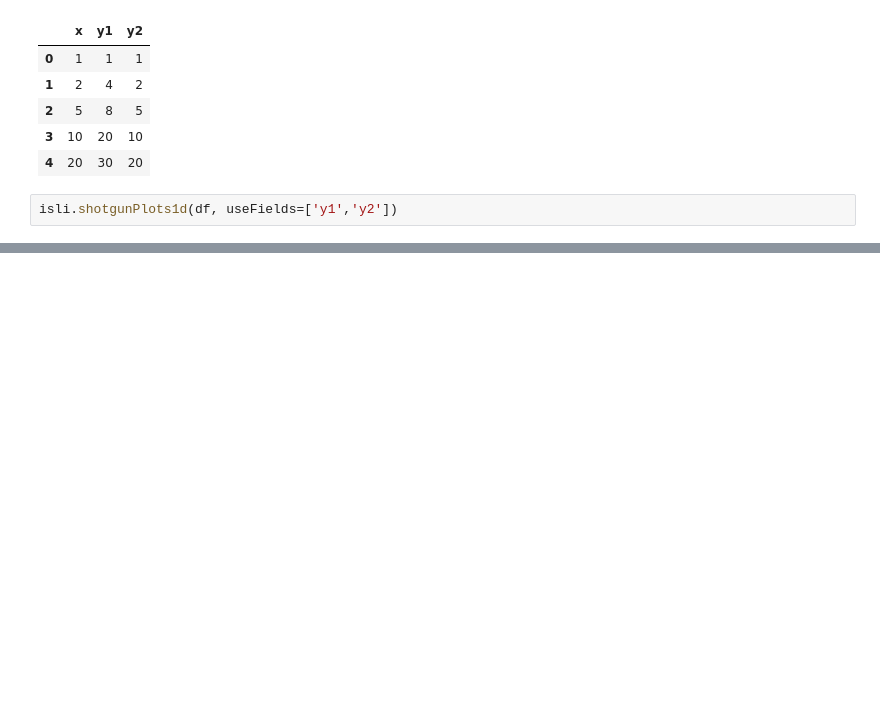
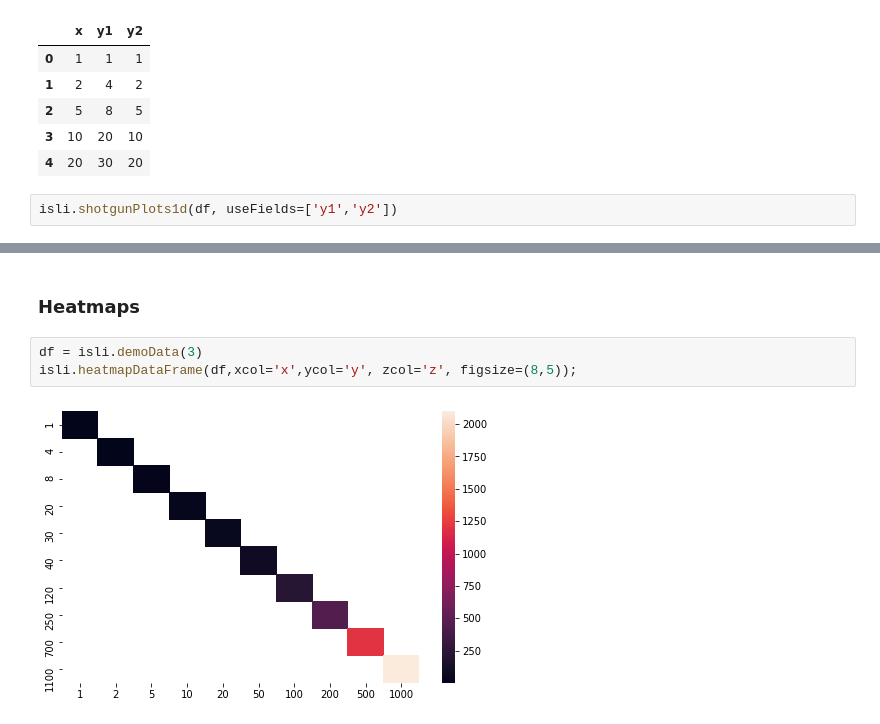
Before and after one commit to Mitchellpkt/python-isthmuslib, a Jupyter notebook: light-demo.ipynb, the cells around one changed output, grey strips where cells are left out. Cells and saved outputs as stored; diff of their text form; blank space fills up the shorter version.

Commit message:
adds heatmaps

```diff
--- a/light-demo.ipynb
+++ b/light-demo.ipynb
@@ -81,0 +84,7 @@ isli.shotgunPlots2d(df, xColName='x')
+# %% [markdown]
+### Heatmaps
+# %%
+df = isli.demoData(3)
+isli.heatmapDataFrame(df,xcol='x',ycol='y', zcol='z', figsize=(8,5));
+# %% [output]
+[figure, added]
```
Also changed, not shown: parts of 4 cells of this notebook, 1 other file.
